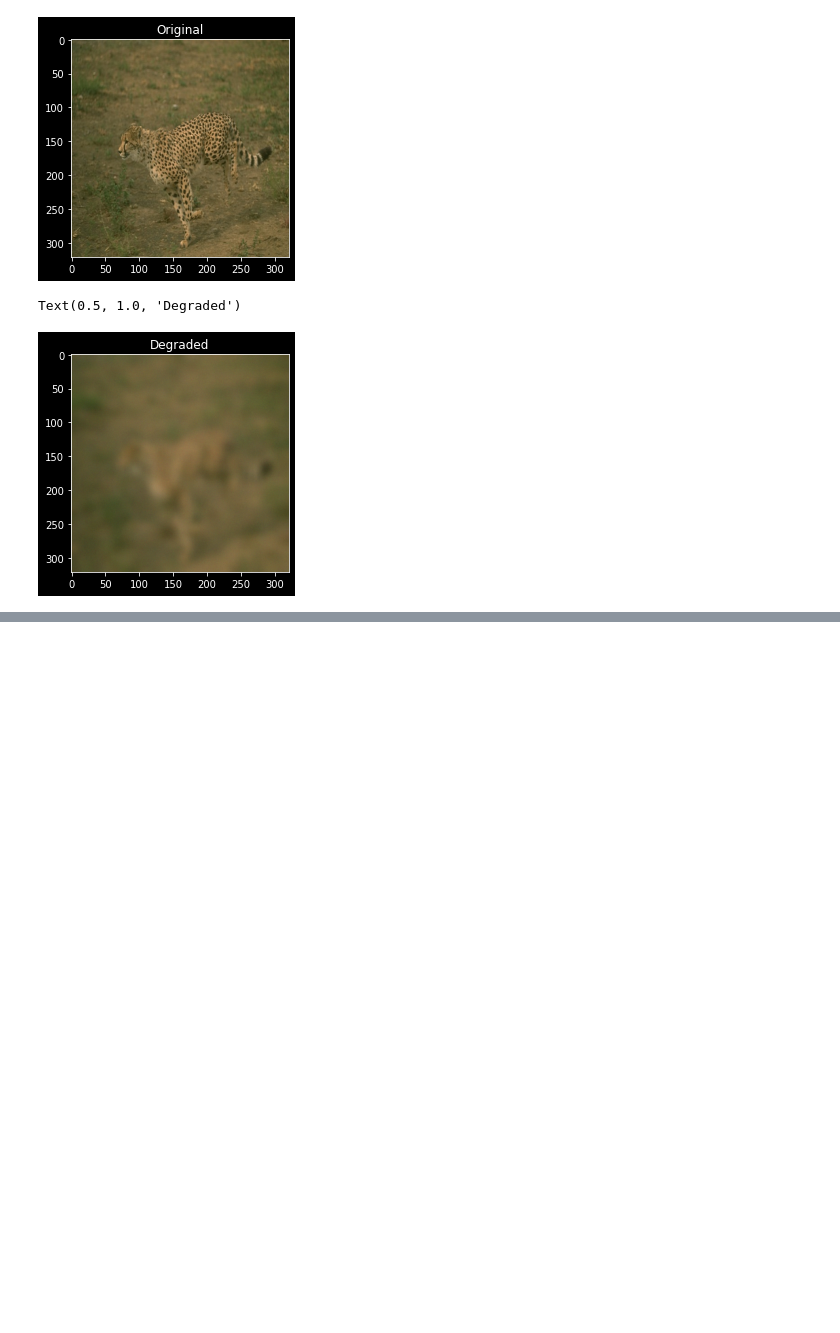
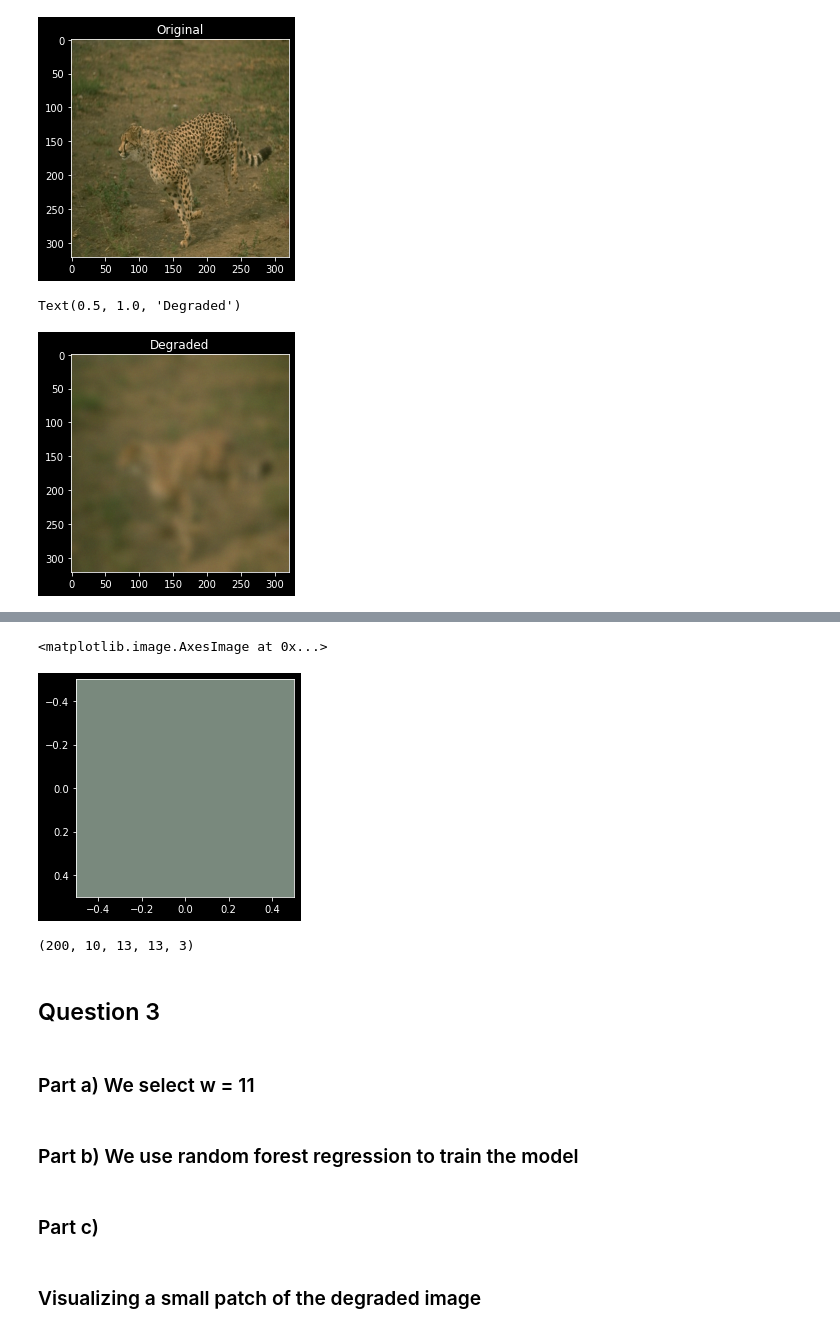
Before and after one commit to TheShiningVampire/EE610_Coding_Assignments, a Jupyter notebook: Assignment_2/18D070067_A2.ipynb, the cells around one changed output, grey strips where cells are left out. Drawn from its saved outputs; the diff is of its cells as text; code cells hidden in the pictures; blank space fills up the shorter version.

```diff
--- a/Assignment_2/18D070067_A2.ipynb
+++ b/Assignment_2/18D070067_A2.ipynb
@@ -123,0 +202,13 @@ Text(0.5, 1.0, 'Degraded')
+# %%
+plt.imshow(central_pixels[0][0])
+# %% [output]
+<matplotlib.image.AxesImage at 0x...>
+[figure, added]
+# %%
+patches.shape
+# %% [output]
+(200, 10, 13, 13, 3)
+# %% [markdown]
+## Question 3
+# %% [markdown]
+### Part a) We select w = 11
@@ -123,0 +217,4 @@ Text(0.5, 1.0, 'Degraded')
+# %% [markdown]
+### Part b) We use random forest regression to train the model
+# %% [markdown]
+### Part c)
@@ -123,0 +226,2 @@ Text(0.5, 1.0, 'Degraded')
+# %% [markdown]
+### Visualizing a small patch of the degraded image
```
Also changed, not shown: parts of 16 cells of this notebook.
